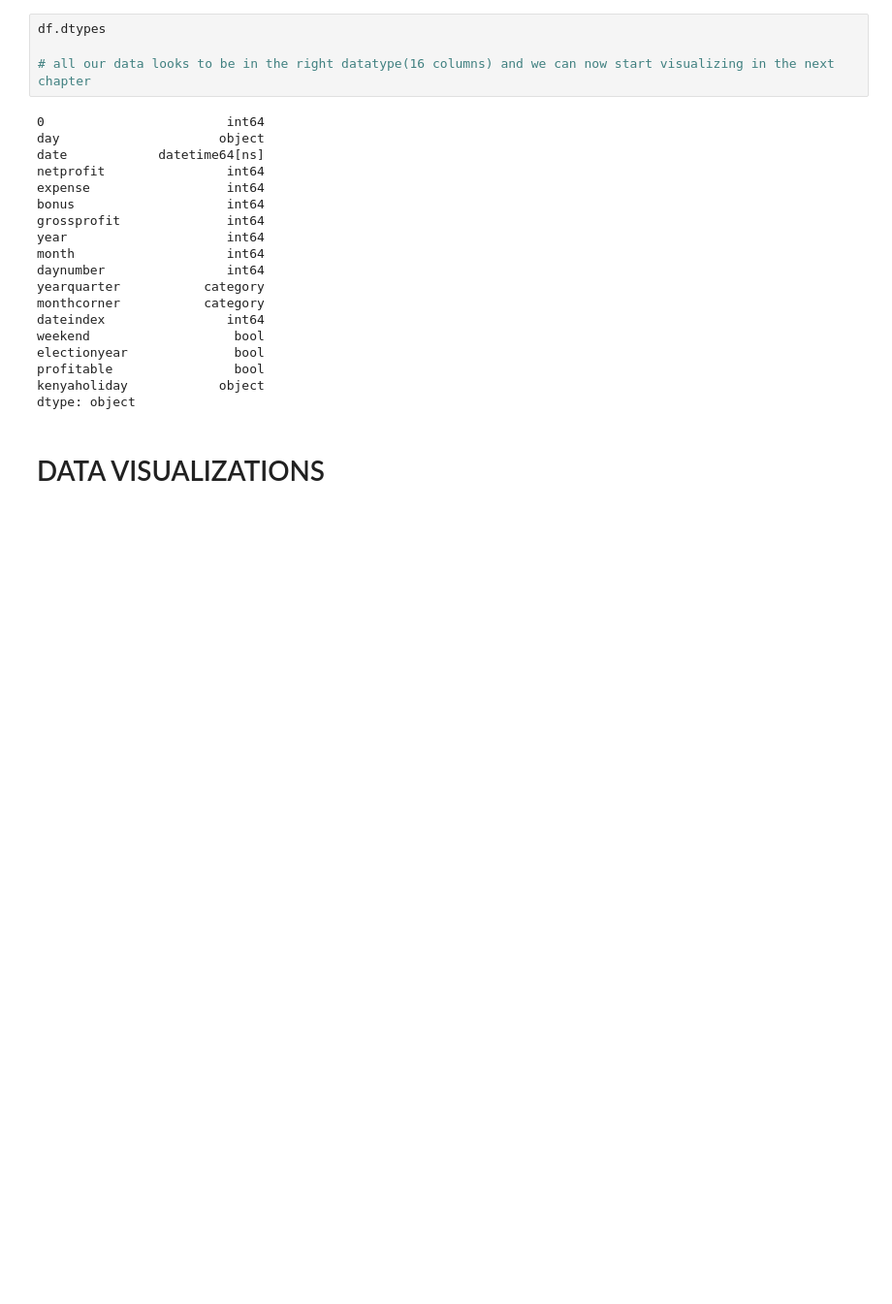
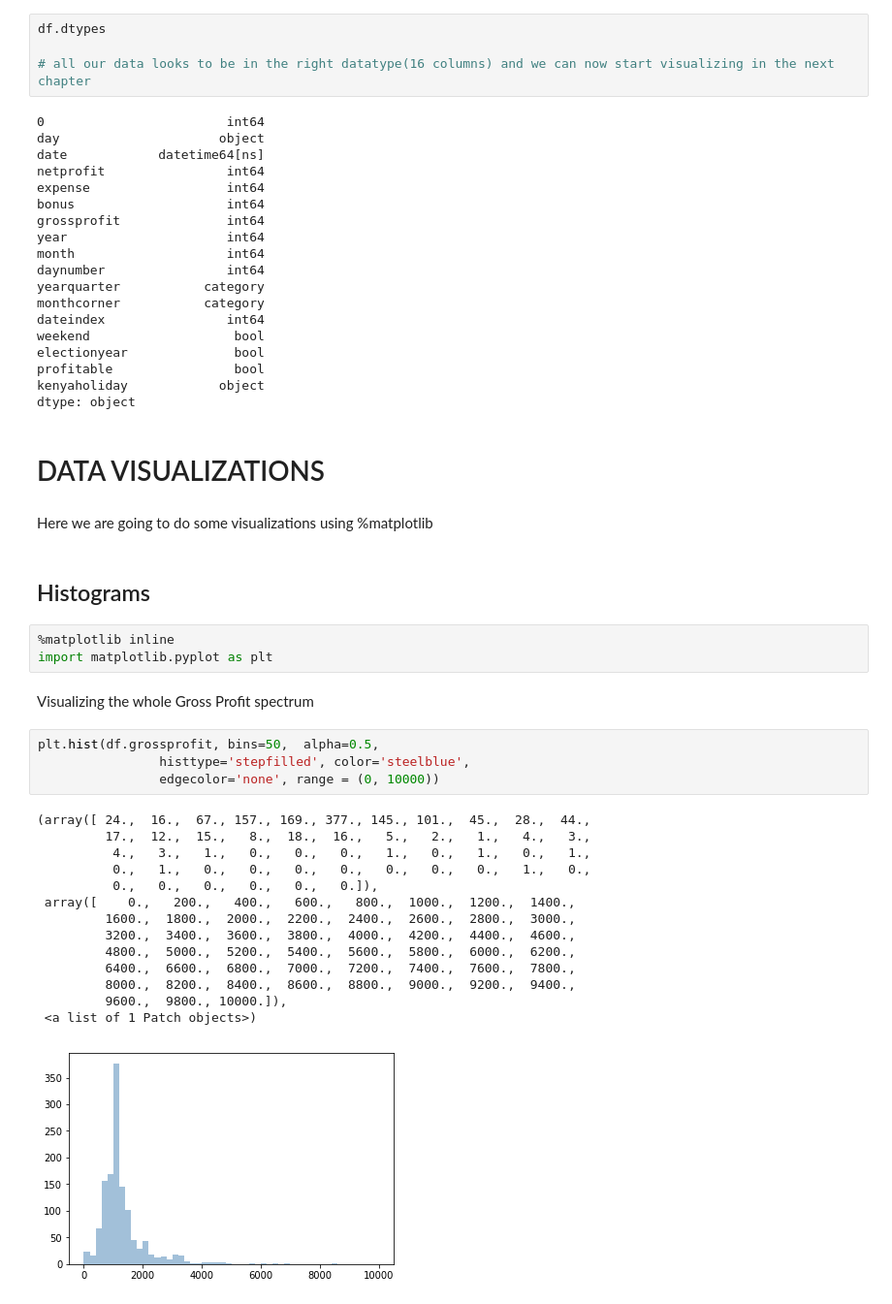
Before and after one commit to KenyanGeek/Data-Science-and-Machine-Learning, a Jupyter notebook: Ongoing 7D Data Project.ipynb, the cells around one changed output. Shown: that part at 97% size. Cells and saved outputs as stored; diff of their text form; blank space fills up the shorter version.

Commit message:
add preliminary visualizations

```diff
--- a/Ongoing 7D Data Project.ipynb
+++ b/Ongoing 7D Data Project.ipynb
@@ -431,3 +431,31 @@ kenyaholiday            object
 dtype: object
 # %% [markdown]
 # DATA VISUALIZATIONS
+# %% [markdown]
+Here we are going to do some visualizations using %matplotlib
+# %% [markdown]
+## Histograms
+# %%
+%matplotlib inline
+import matplotlib.pyplot as plt
+# %% [markdown]
+Visualizing the whole Gross Profit spectrum
+# %%
+plt.hist(df.grossprofit, bins=50,  alpha=0.5,
+                histtype='stepfilled', color='steelblue',
+                edgecolor='none', range = (0, 10000))
+# %% [output]
+(array([ 24.,  16.,  67., 157., 169., 377., 145., 101.,  45.,  28.,  44.,
+         17.,  12.,  15.,   8.,  18.,  16.,   5.,   2.,   1.,   4.,   3.,
+          4.,   3.,   1.,   0.,   0.,   0.,   1.,   0.,   1.,   0.,   1.,
+          0.,   1.,   0.,   0.,   0.,   0.,   0.,   0.,   0.,   1.,   0.,
+          0.,   0.,   0.,   0.,   0.,   0.]),
+ array([    0.,   200.,   400.,   600.,   800.,  1000.,  1200.,  1400.,
+         1600.,  1800.,  2000.,  2200.,  2400.,  2600.,  2800.,  3000.,
+         3200.,  3400.,  3600.,  3800.,  4000.,  4200.,  4400.,  4600.,
+         4800.,  5000.,  5200.,  5400.,  5600.,  5800.,  6000.,  6200.,
+         6400.,  6600.,  6800.,  7000.,  7200.,  7400.,  7600.,  7800.,
+         8000.,  8200.,  8400.,  8600.,  8800.,  9000.,  9200.,  9400.,
+         9600.,  9800., 10000.]),
+ <a list of 1 Patch objects>)
+[figure, added]
```
Also changed, not shown: parts of 5 cells of this notebook.
